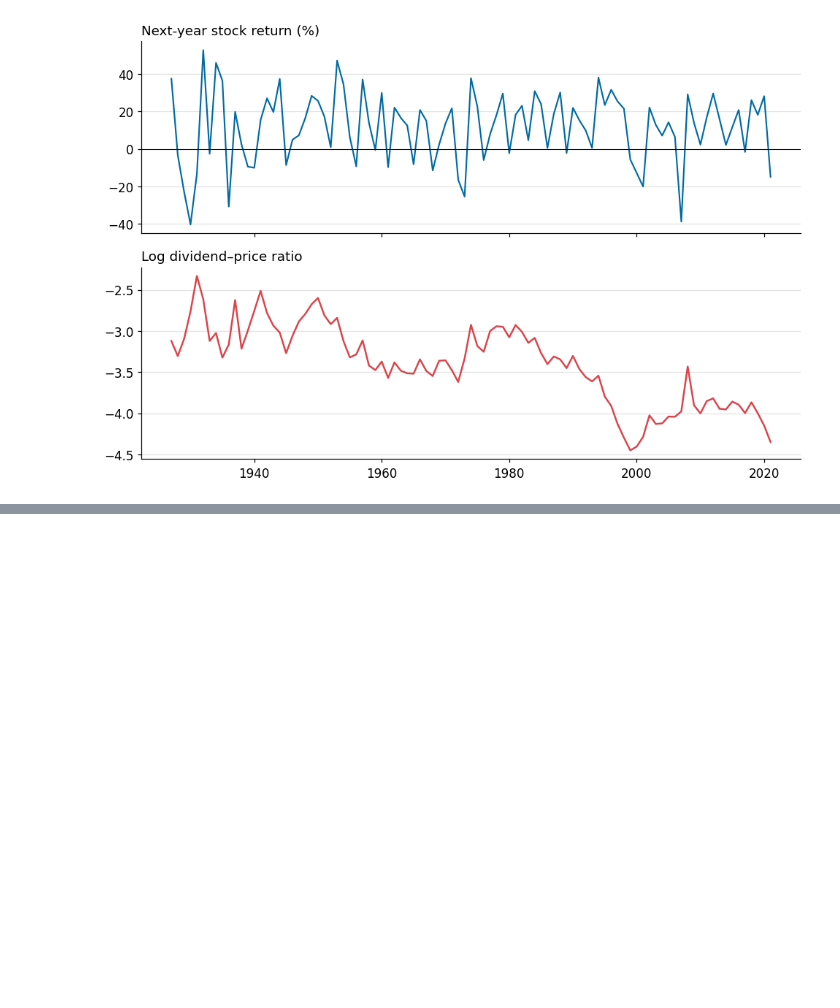
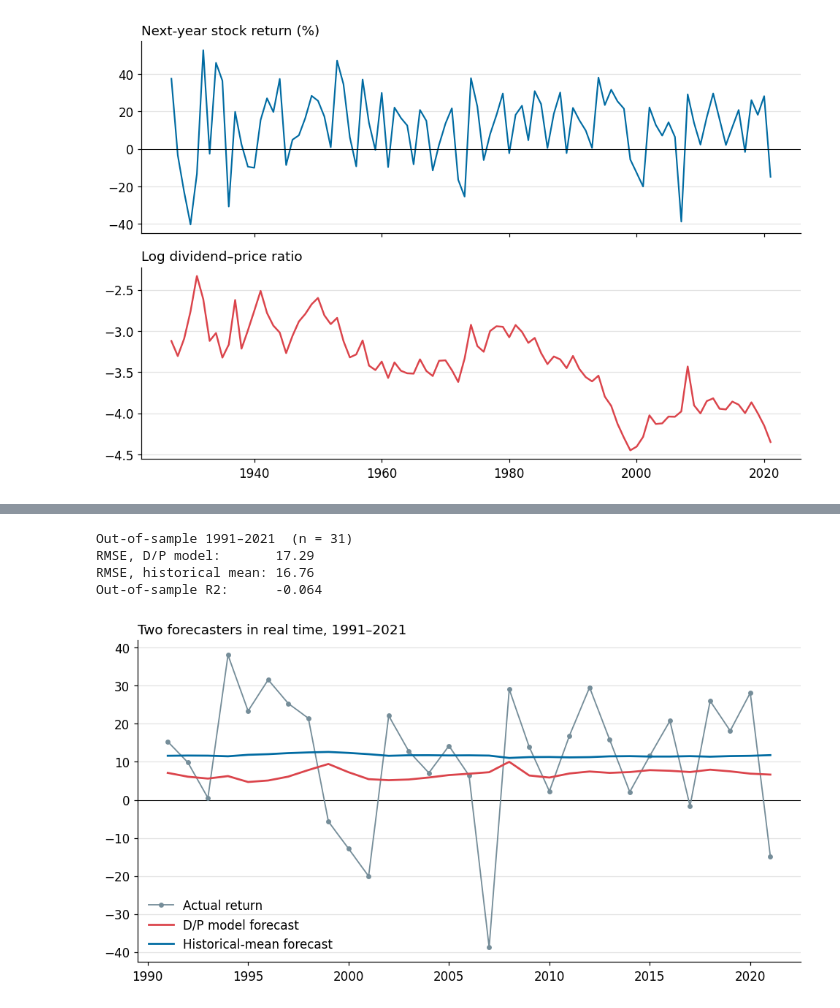
Before and after one commit to mortentabor/structural-change-seminar, a Jupyter notebook: notebooks/04-return-predictability.ipynb, the cells around one changed output, grey strips where cells are left out. Cells and saved outputs as stored; diff of their text form; code cells hidden in the pictures; blank space fills up the shorter version.

```diff
--- a/notebooks/04-return-predictability.ipynb
+++ b/notebooks/04-return-predictability.ipynb
@@ -123,0 +130,42 @@ Then stress-test the finding: move the split years in the `SUBSAMPLES` cell abov
+# %%
+OOS_START = 1991  # first forecast year — try 1980, or 1966
+
+records = []
+for year in rp.index[rp.index >= OOS_START]:
+    past = rp.loc[:year - 1]                       # only data available before year t
+    r = sm.OLS(past["ret_next"], sm.add_constant(past["log_dp"])).fit()
+    records.append({
+        "year": year,
+        "actual": rp.loc[year, "ret_next"],
+        "fc_model": r.params.iloc[0] + r.params.iloc[1] * rp.loc[year, "log_dp"],
+        "fc_mean": past["ret_next"].mean(),
+    })
+oos = pd.DataFrame(records).set_index("year")
+oos["se_model"] = (oos["actual"] - oos["fc_model"]) ** 2
+oos["se_mean"] = (oos["actual"] - oos["fc_mean"]) ** 2
+
+rmse_model = np.sqrt(oos["se_model"].mean())
+rmse_mean = np.sqrt(oos["se_mean"].mean())
+oos_r2 = 1 - oos["se_model"].sum() / oos["se_mean"].sum()
+print(f"Out-of-sample {OOS_START}\u20132021  (n = {len(oos)})")
+print(f"RMSE, D/P model:       {rmse_model:.2f}")
+print(f"RMSE, historical mean: {rmse_mean:.2f}")
+print(f"Out-of-sample R2:      {oos_r2:+.3f}")
+# %% [output]
+Out-of-sample 1991–2021  (n = 31)
+RMSE, D/P model:       17.29
+RMSE, historical mean: 16.76
+Out-of-sample R2:      -0.064
+# %%
+# Figure 1: what each forecaster predicted, against what happened
+fig, ax = plt.subplots(figsize=(9, 4.8))
+ax.axhline(0, color="black", lw=0.7)
+ax.plot(oos.index, oos["actual"], color=GREY, lw=1.2, marker="o", ms=3.5, label="Actual return")
+ax.plot(oos.index, oos["fc_model"], color=RED, lw=1.8, label="D/P model forecast")
+ax.plot(oos.index, oos["fc_mean"], color=BLUE, lw=1.8, label="Historical-mean forecast")
+ax.set_title(f"Two forecasters in real time, {OOS_START}\u20132021")
+ax.legend(frameon=False)
+plt.tight_layout()
+plt.show()
+# %% [output]
+[figure, added]
```
Also changed, not shown: parts of 18 cells of this notebook, 1 other file.
